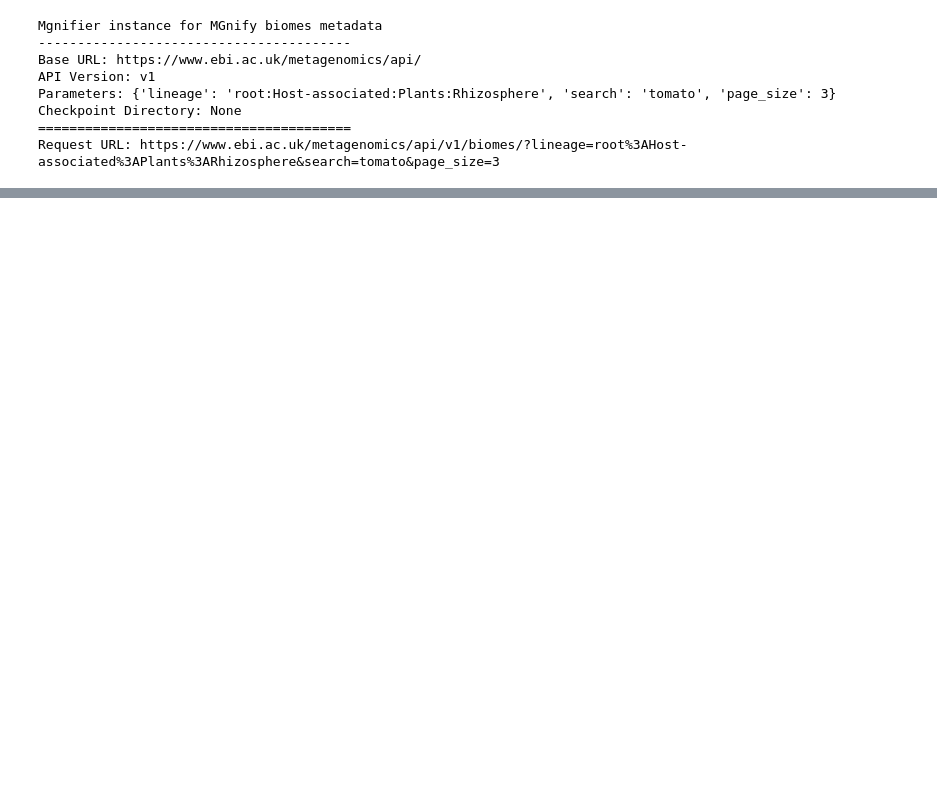
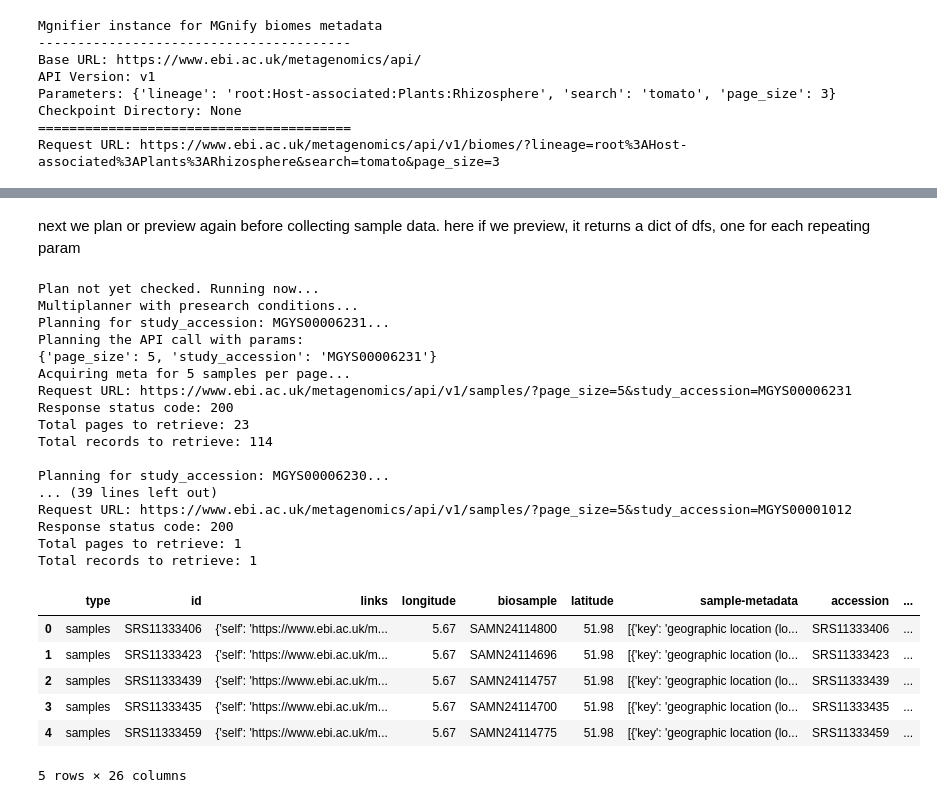
Before and after one commit to EBI-Metagenomics/mgnipy, a Jupyter notebook: docs/tutorial/demo-mgnify-tomatoes.ipynb, the cells around one changed output, grey strips where cells are left out. Cells and saved outputs as stored; diff of their text form; code cells hidden in the pictures; blank space fills up the shorter version.

```diff
--- a/docs/tutorial/demo-mgnify-tomatoes.ipynb
+++ b/docs/tutorial/demo-mgnify-tomatoes.ipynb
@@ -63,0 +108,31 @@ No pages specified, collecting all...
+# %% [markdown]
+next we plan or preview again before collecting sample data. here if we preview, it returns a dict of dfs, one for each repeating param
+# %%
+preview_dict = samplify.preview()
+
+preview_dict['MGYS00006231']
+# %% [output]
+Plan not yet checked. Running now...
+Multiplanner with presearch conditions...
+Planning for study_accession: MGYS00006231...
+Planning the API call with params:
+{'page_size': 5, 'study_accession': 'MGYS00006231'}
+Acquiring meta for 5 samples per page...
+Request URL: https://www.ebi.ac.uk/metagenomics/api/v1/samples/?page_size=5&study_accession=MGYS00006231
+Response status code: 200
+Total pages to retrieve: 23
+Total records to retrieve: 114
+
+Planning for study_accession: MGYS00006230...
+... (39 lines left out)
+Request URL: https://www.ebi.ac.uk/metagenomics/api/v1/samples/?page_size=5&study_accession=MGYS00001012
+Response status code: 200
+Total pages to retrieve: 1
+Total records to retrieve: 1
+|  | type | id | links | longitude | biosample | latitude | sample-metadata | accession | ... |
+| 0 | samples | SRS11333406 | {'self': 'https://www.ebi.ac.uk/m... | 5.67 | SAMN24114800 | 51.98 | [{'key': 'geographic location (lo... | SRS11333406 | ... |
+| 1 | samples | SRS11333423 | {'self': 'https://www.ebi.ac.uk/m... | 5.67 | SAMN24114696 | 51.98 | [{'key': 'geographic location (lo... | SRS11333423 | ... |
+| 2 | samples | SRS11333439 | {'self': 'https://www.ebi.ac.uk/m... | 5.67 | SAMN24114757 | 51.98 | [{'key': 'geographic location (lo... | SRS11333439 | ... |
+| 3 | samples | SRS11333435 | {'self': 'https://www.ebi.ac.uk/m... | 5.67 | SAMN24114700 | 51.98 | [{'key': 'geographic location (lo... | SRS11333435 | ... |
+| 4 | samples | SRS11333459 | {'self': 'https://www.ebi.ac.uk/m... | 5.67 | SAMN24114775 | 51.98 | [{'key': 'geographic location (lo... | SRS11333459 | ... |
+5 rows × 26 columns
```
Also changed, not shown: parts of 15 cells of this notebook, 1 other file.
